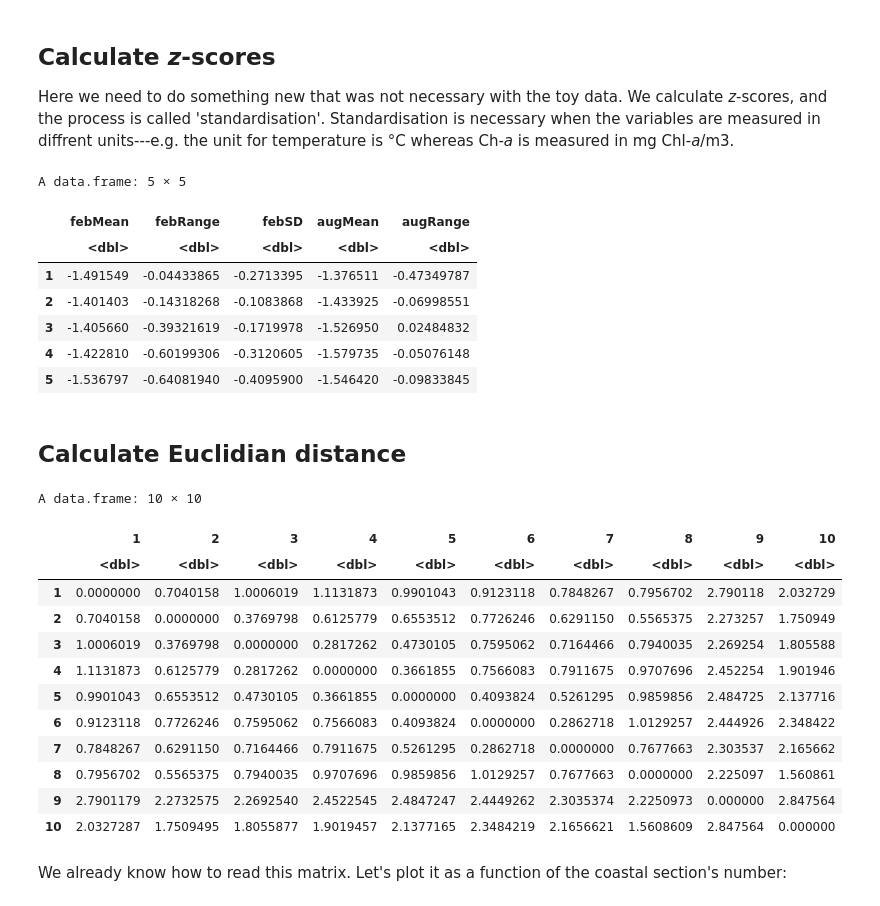
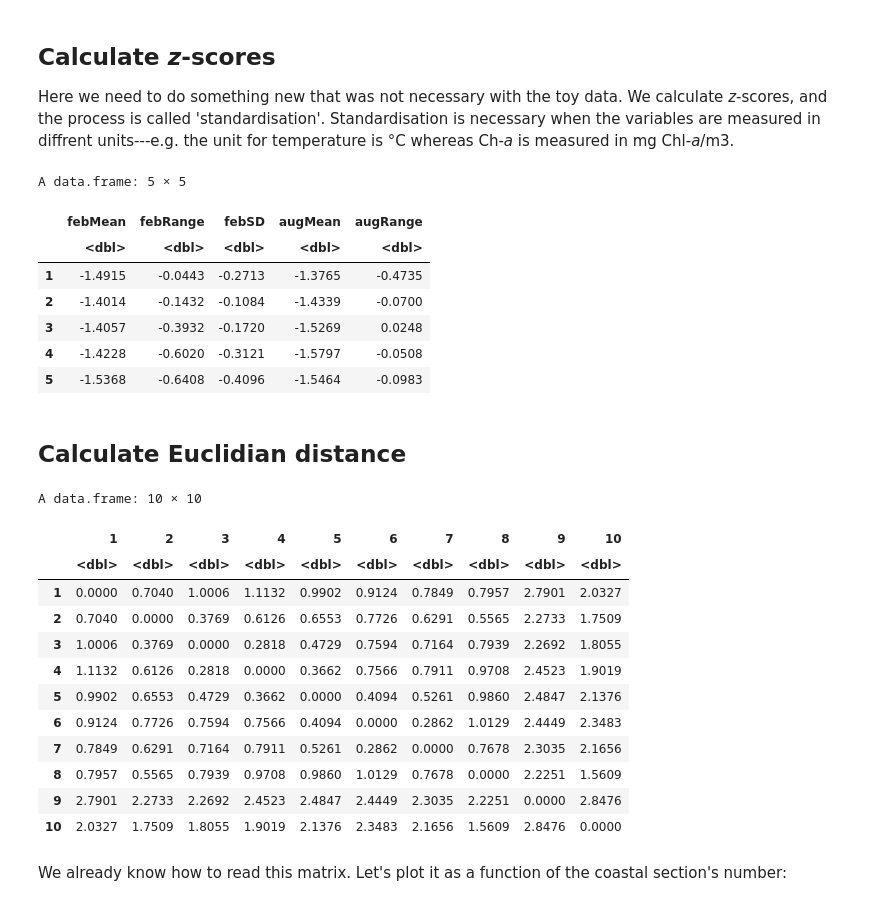
Before and after one commit to ajsmit/Quantitative_Ecology, a Jupyter notebook: jupyter_lab/environmental_distance.ipynb, the cells around one changed output. Cells and saved outputs as stored; diff of their text form; code cells hidden in the pictures.

```diff
--- a/jupyter_lab/environmental_distance.ipynb
+++ b/jupyter_lab/environmental_distance.ipynb
@@ -160,37 +166,37 @@ env1 <- dplyr::select(env, febMean, febRange, febSD, augMean,
 
 Here we need to do something new that was not necessary with the toy data. We calculate *z*-scores, and the process is called 'standardisation'. Standardisation is necessary when the variables are measured in diffrent units---e.g. the unit for temperature is °C whereas Ch-*a* is measured in mg Chl-*a*/m3.
 # %%
-E1 <- decostand(env1, method = "standardize")
+E1 <- round(decostand(env1, method = "standardize"), 4)
 E1[1:5, 1:5]
 # %% [output]
 A data.frame: 5 × 5
 |  | febMean | febRange | febSD | augMean | augRange |
 |  | <dbl> | <dbl> | <dbl> | <dbl> | <dbl> |
-| 1 | -1.491549 | -0.04433865 | -0.2713395 | -1.376511 | -0.47349787 |
-| 2 | -1.401403 | -0.14318268 | -0.1083868 | -1.433925 | -0.06998551 |
-| 3 | -1.405660 | -0.39321619 | -0.1719978 | -1.526950 | 0.02484832 |
-| 4 | -1.422810 | -0.60199306 | -0.3120605 | -1.579735 | -0.05076148 |
-| 5 | -1.536797 | -0.64081940 | -0.4095900 | -1.546420 | -0.09833845 |
+| 1 | -1.4915 | -0.0443 | -0.2713 | -1.3765 | -0.4735 |
+| 2 | -1.4014 | -0.1432 | -0.1084 | -1.4339 | -0.0700 |
+| 3 | -1.4057 | -0.3932 | -0.1720 | -1.5269 | 0.0248 |
+| 4 | -1.4228 | -0.6020 | -0.3121 | -1.5797 | -0.0508 |
+| 5 | -1.5368 | -0.6408 | -0.4096 | -1.5464 | -0.0983 |
 # %% [markdown]
 ## Calculate Euclidian distance
 # %%
-E1_euc <- vegdist(E1, method = "euclidian", upper = TRUE)
+E1_euc <- round(vegdist(E1, method = "euclidian", upper = TRUE), 4)
 E1_df <- as.data.frame(as.matrix(E1_euc))
 E1_df[1:10, 1:10] # the first 20 rows and columns
 # %% [output]
 A data.frame: 10 × 10
 |  | 1 | 2 | 3 | 4 | 5 | 6 | 7 | 8 | 9 | 10 |
 |  | <dbl> | <dbl> | <dbl> | <dbl> | <dbl> | <dbl> | <dbl> | <dbl> | <dbl> | <dbl> |
-| 1 | 0.0000000 | 0.7040158 | 1.0006019 | 1.1131873 | 0.9901043 | 0.9123118 | 0.7848267 | 0.7956702 | 2.790118 | 2.032729 |
-| 2 | 0.7040158 | 0.0000000 | 0.3769798 | 0.6125779 | 0.6553512 | 0.7726246 | 0.6291150 | 0.5565375 | 2.273257 | 1.750949 |
-| 3 | 1.0006019 | 0.3769798 | 0.0000000 | 0.2817262 | 0.4730105 | 0.7595062 | 0.7164466 | 0.7940035 | 2.269254 | 1.805588 |
-| 4 | 1.1131873 | 0.6125779 | 0.2817262 | 0.0000000 | 0.3661855 | 0.7566083 | 0.7911675 | 0.9707696 | 2.452254 | 1.901946 |
-| 5 | 0.9901043 | 0.6553512 | 0.4730105 | 0.3661855 | 0.0000000 | 0.4093824 | 0.5261295 | 0.9859856 | 2.484725 | 2.137716 |
-| 6 | 0.9123118 | 0.7726246 | 0.7595062 | 0.7566083 | 0.4093824 | 0.0000000 | 0.2862718 | 1.0129257 | 2.444926 | 2.348422 |
-| 7 | 0.7848267 | 0.6291150 | 0.7164466 | 0.7911675 | 0.5261295 | 0.2862718 | 0.0000000 | 0.7677663 | 2.303537 | 2.165662 |
-| 8 | 0.7956702 | 0.5565375 | 0.7940035 | 0.9707696 | 0.9859856 | 1.0129257 | 0.7677663 | 0.0000000 | 2.225097 | 1.560861 |
-| 9 | 2.7901179 | 2.2732575 | 2.2692540 | 2.4522545 | 2.4847247 | 2.4449262 | 2.3035374 | 2.2250973 | 0.000000 | 2.847564 |
-| 10 | 2.0327287 | 1.7509495 | 1.8055877 | 1.9019457 | 2.1377165 | 2.3484219 | 2.1656621 | 1.5608609 | 2.847564 | 0.000000 |
+| 1 | 0.0000 | 0.7040 | 1.0006 | 1.1132 | 0.9902 | 0.9124 | 0.7849 | 0.7957 | 2.7901 | 2.0327 |
+| 2 | 0.7040 | 0.0000 | 0.3769 | 0.6126 | 0.6553 | 0.7726 | 0.6291 | 0.5565 | 2.2733 | 1.7509 |
+| 3 | 1.0006 | 0.3769 | 0.0000 | 0.2818 | 0.4729 | 0.7594 | 0.7164 | 0.7939 | 2.2692 | 1.8055 |
+| 4 | 1.1132 | 0.6126 | 0.2818 | 0.0000 | 0.3662 | 0.7566 | 0.7911 | 0.9708 | 2.4523 | 1.9019 |
+| 5 | 0.9902 | 0.6553 | 0.4729 | 0.3662 | 0.0000 | 0.4094 | 0.5261 | 0.9860 | 2.4847 | 2.1376 |
+| 6 | 0.9124 | 0.7726 | 0.7594 | 0.7566 | 0.4094 | 0.0000 | 0.2862 | 1.0129 | 2.4449 | 2.3483 |
+| 7 | 0.7849 | 0.6291 | 0.7164 | 0.7911 | 0.5261 | 0.2862 | 0.0000 | 0.7678 | 2.3035 | 2.1656 |
+| 8 | 0.7957 | 0.5565 | 0.7939 | 0.9708 | 0.9860 | 1.0129 | 0.7678 | 0.0000 | 2.2251 | 1.5609 |
+| 9 | 2.7901 | 2.2733 | 2.2692 | 2.4523 | 2.4847 | 2.4449 | 2.3035 | 2.2251 | 0.0000 | 2.8476 |
+| 10 | 2.0327 | 1.7509 | 1.8055 | 1.9019 | 2.1376 | 2.3483 | 2.1656 | 1.5609 | 2.8476 | 0.0000 |
 # %% [markdown]
 We already know how to read this matrix. Let's plot it as a function of the coastal section's number:
 # %%
```
Also changed, not shown: parts of 6 cells of this notebook, 1 other file.
